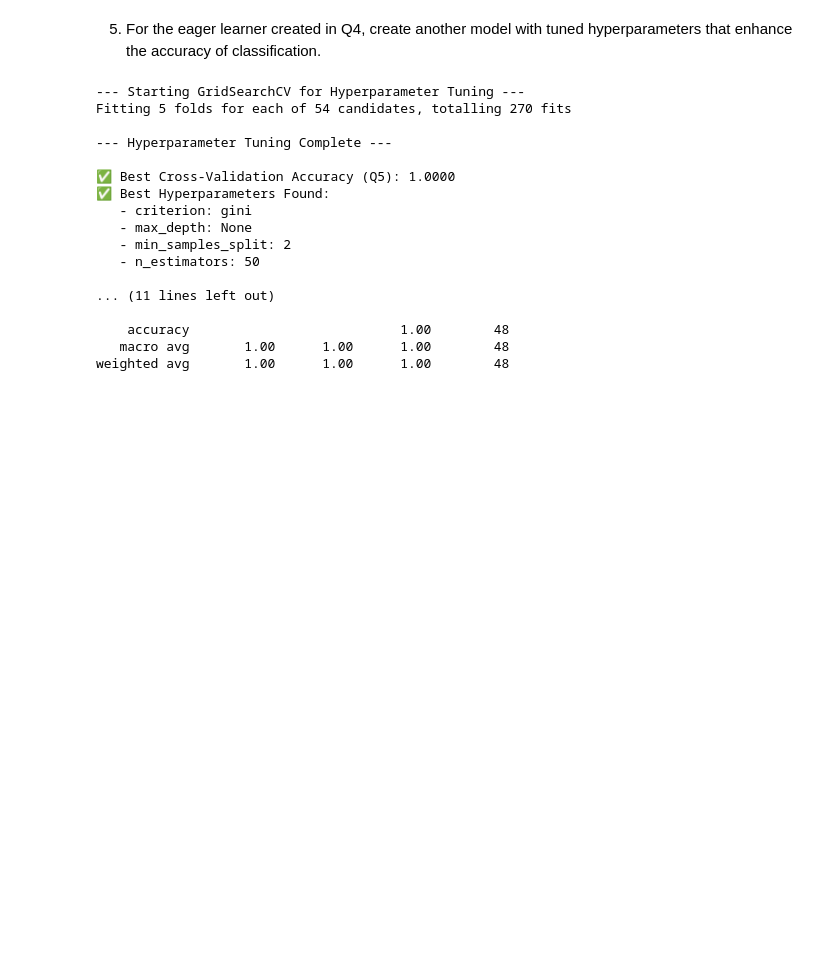
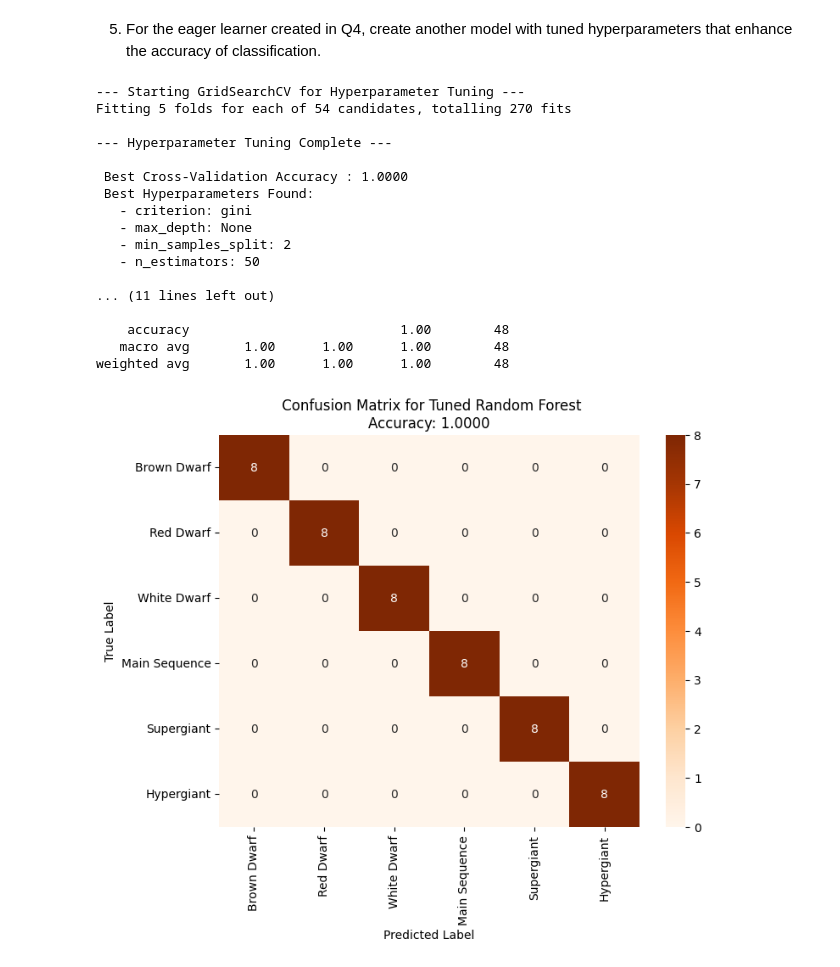
Before and after one commit to HassanKulu/AI-Coursework-2025, a Jupyter notebook: Stars_Classification.ipynb, the cells around one changed output. Cells and saved outputs as stored; diff of their text form; code cells hidden in the pictures; blank space fills up the shorter version.

```diff
--- a/Stars_Classification.ipynb
+++ b/Stars_Classification.ipynb
@@ -340,11 +340,42 @@ from sklearn.model_selection import train_test_split, GridSearchCV
 from sklearn.preprocessing import StandardScaler, OneHotEncoder
 from sklearn.compose import ColumnTransformer
 from sklearn.pipeline import Pipeline
-from sklearn.metrics import classification_report, accuracy_score
+from sklearn.metrics import classification_report, accuracy_score, confusion_matrix
 from sklearn.ensemble import RandomForestClassifier
+import matplotlib.pyplot as plt
+import seaborn as sns
 
 # The data (X_train, X_test, y_train, y_test) and preprocessor are already
 # defined and ready from the previous cell (jdPL1XGcek7V).
+# Re-loading data and setting up preprocessor and train/test split for robustness within this cell
+url = "https://raw.githubusercontent.com/YBIFoundation/Dataset/main/Stars.csv"
+try:
+    df = pd.read_csv(url)
+except Exception as e:
+    print(f"Error loading dataset: {e}")
+
+df['Star color'] = df['Star color'].str.strip().str.replace('Blue-white', 'Blue-White')
+df.rename(columns={
+    'Luminosity (L/Lo)': 'Luminosity',
+    'Radius (R/Ro)': 'Radius',
+    'Absolute magnitude (Mv)': 'Absolute_Magnitude'
+}, inplace=True)
+
+X = df.drop('Star type', axis=1)
+y = df['Star type']
+
+numerical_features = X.select_dtypes(include=['int64', 'float64']).columns
+categorical_features = X.select_dtypes(include=['object']).columns
+
+preprocessor = ColumnTransformer(
+    transformers=[
+        ('num', StandardScaler(), numerical_features),
+        ('cat', OneHotEncoder(handle_unknown='ignore'), categorical_features)
+    ],
+    remainder='passthrough'
+)
+
+X_train, X_test, y_train, y_test = train_test_split(X, y, test_size=0.2, random_state=42, stratify=y)
 
 # --- Hyperparameter Tuning using GridSearchCV (Q5 Solution) ---
 
@@ -382,36 +413,50 @@ grid_search.fit(X_train, y_train)
 
 # --- Evaluation ---
 best_score = grid_search.best_score_
 best_model = grid_search.best_estimator_
 
 print("\n--- Hyperparameter Tuning Complete ---")
-print(f"\n✅ Best Cross-Validation Accuracy (Q5): {best_score:.4f}")
-print("✅ Best Hyperparameters Found:")
+print(f"\n Best Cross-Validation Accuracy : {best_score:.4f}")
+print(" Best Hyperparameters Found:")
 for key, value in grid_search.best_params_.items():
     print(f"   - {key.split('__')[1]}: {value}")
 
 # Evaluate the best tuned model on the unseen test set
 y_pred_tuned = best_model.predict(X_test)
 final_accuracy = accuracy_score(y_test, y_pred_tuned)
 
-print(f"\n✨ Final Test Set Accuracy with Tuned Model (Q5): {final_accuracy:.4f}")
-print("\nClassification Report for Tuned Model (Q5):")
+print(f"\n Final Test Set Accuracy with Tuned Model : {final_accuracy:.4f}")
+print("\nClassification Report for Tuned Model :")
 print(classification_report(y_test, y_pred_tuned, zero_division=0))
+
+# --- Graphical Presentation: Confusion Matrix ---
+plt.figure(figsize=(8, 6))
+cm_tuned_rf = confusion_matrix(y_test, y_pred_tuned)
+
+type_labels = ['Brown Dwarf', 'Red Dwarf', 'White Dwarf', 'Main Sequence', 'Supergiant', 'Hypergiant']
+
+sns.heatmap(cm_tuned_rf, annot=True, fmt='g', cmap='Oranges',
+            xticklabels=type_labels, yticklabels=type_labels)
+plt.title(f' Confusion Matrix for Tuned Random Forest\nAccuracy: {final_accuracy:.4f}')
+plt.xlabel('Predicted Label')
+plt.ylabel('True Label')
+plt.show()
 # %% [output]
 --- Starting GridSearchCV for Hyperparameter Tuning ---
 Fitting 5 folds for each of 54 candidates, totalling 270 fits
 
 --- Hyperparameter Tuning Complete ---
 
-✅ Best Cross-Validation Accuracy (Q5): 1.0000
-✅ Best Hyperparameters Found:
+ Best Cross-Validation Accuracy : 1.0000
+ Best Hyperparameters Found:
    - criterion: gini
    - max_depth: None
    - min_samples_split: 2
    - n_estimators: 50
 
 ... (11 lines left out)
 
     accuracy                           1.00        48
    macro avg       1.00      1.00      1.00        48
 weighted avg       1.00      1.00      1.00        48
+[figure, added]
```
Also changed, not shown: parts of 4 cells of this notebook.
